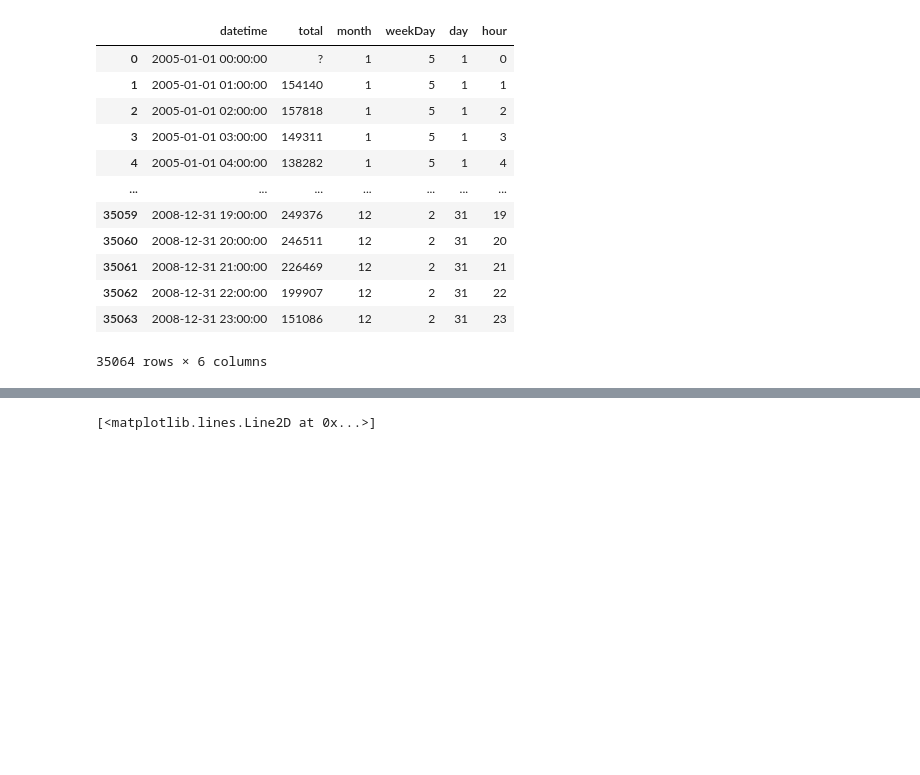
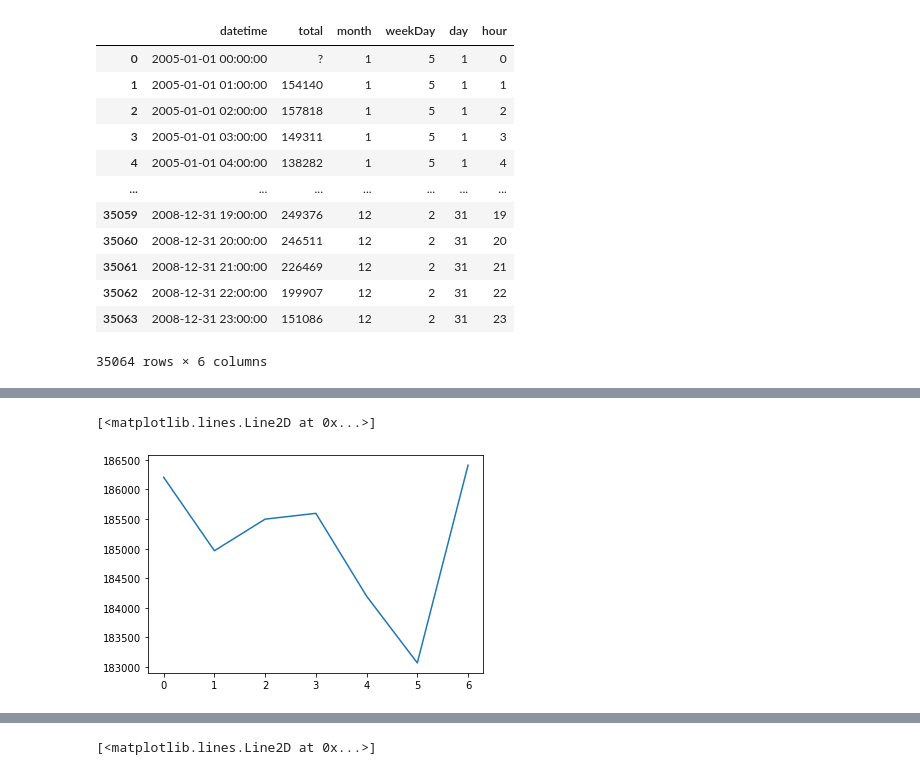
Before and after one commit to 0dminnimda/NTO_bigdata_2022_final, a Jupyter notebook: Baseline (1).ipynb, the cells around one changed output, grey strips where cells are left out. Saved outputs shown, nothing was run; the diff lists cells and outputs as text; code cells hidden in the pictures; blank space fills up the shorter version.

```diff
--- a/Baseline (1).ipynb
+++ b/Baseline (1).ipynb
@@ -242,3 +125,8 @@ train.groupby(by=["weekDay"], dropna=False).mean()
+# %%
+plt.plot(train.groupby(by=["weekDay"], dropna=False).mean()['total'])
+# %% [output]
+[<matplotlib.lines.Line2D at 0x...>]
+[figure, added]
 # %%
 x= sorted(train['weekDay'].unique())
 # %%
```
Also changed, not shown: parts of 25 cells of this notebook, 2 other files.
